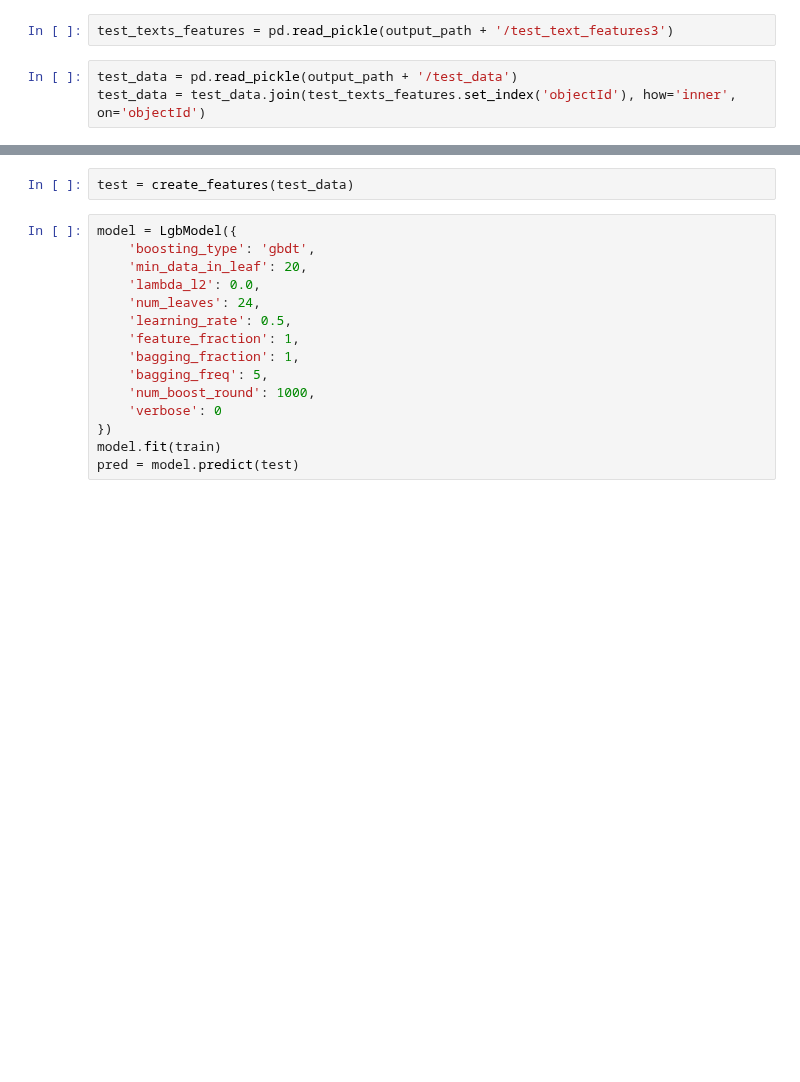
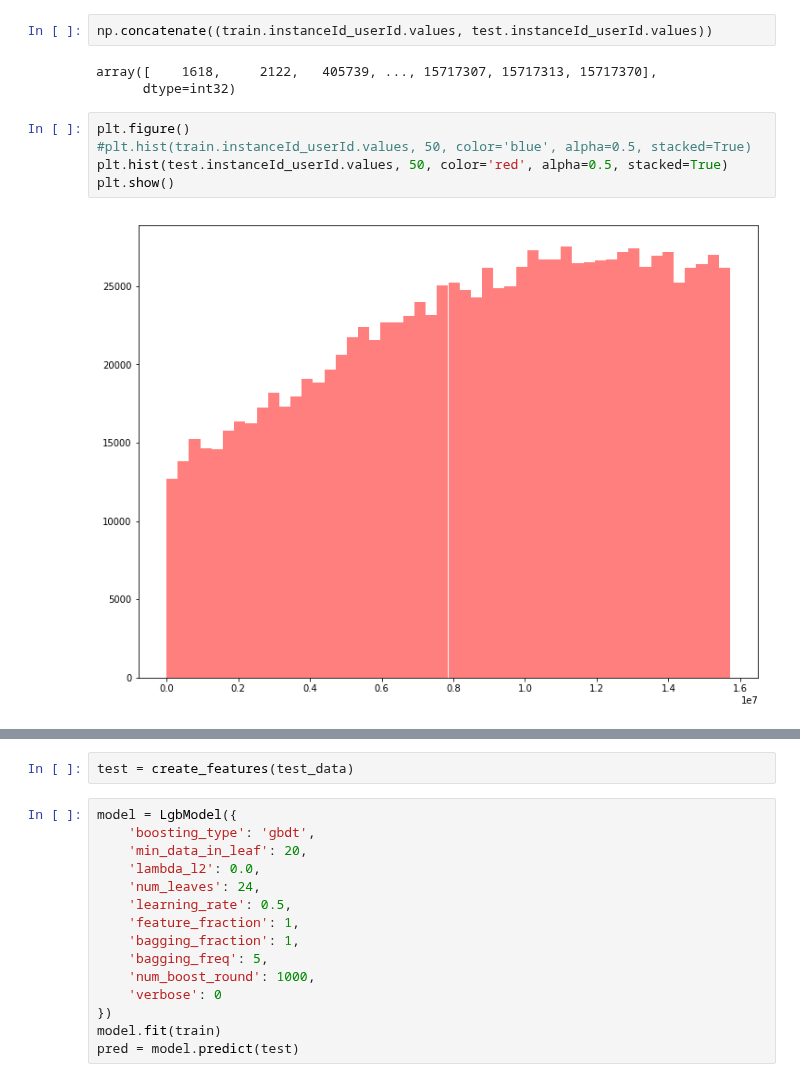
Before and after one commit to tyamgin/mlbootcamp, a Jupyter notebook: championship19/Untitled1.ipynb, the cells around one changed output, grey strips where cells are left out. Cells and saved outputs as stored; diff of their text form; blank space fills up the shorter version.

```diff
--- a/championship19/Untitled1.ipynb
+++ b/championship19/Untitled1.ipynb
@@ -225,5 +212,12 @@ KeyboardInterrupt:
-# %%
-test_texts_features = pd.read_pickle(output_path + '/test_text_features3')
-# %%
-test_data = pd.read_pickle(output_path + '/test_data')
-test_data = test_data.join(test_texts_features.set_index('objectId'), how='inner', on='objectId')
+# %%
+np.concatenate((train.instanceId_userId.values, test.instanceId_userId.values))
+# %% [output]
+array([    1618,     2122,   405739, ..., 15717307, 15717313, 15717370],
+      dtype=int32)
+# %%
+plt.figure()
+#plt.hist(train.instanceId_userId.values, 50, color='blue', alpha=0.5, stacked=True)
+plt.hist(test.instanceId_userId.values, 50, color='red', alpha=0.5, stacked=True)
+plt.show()
+# %% [output]
+[figure, added]
```
Also changed, not shown: parts of 36 cells of this notebook, 3 other files.
